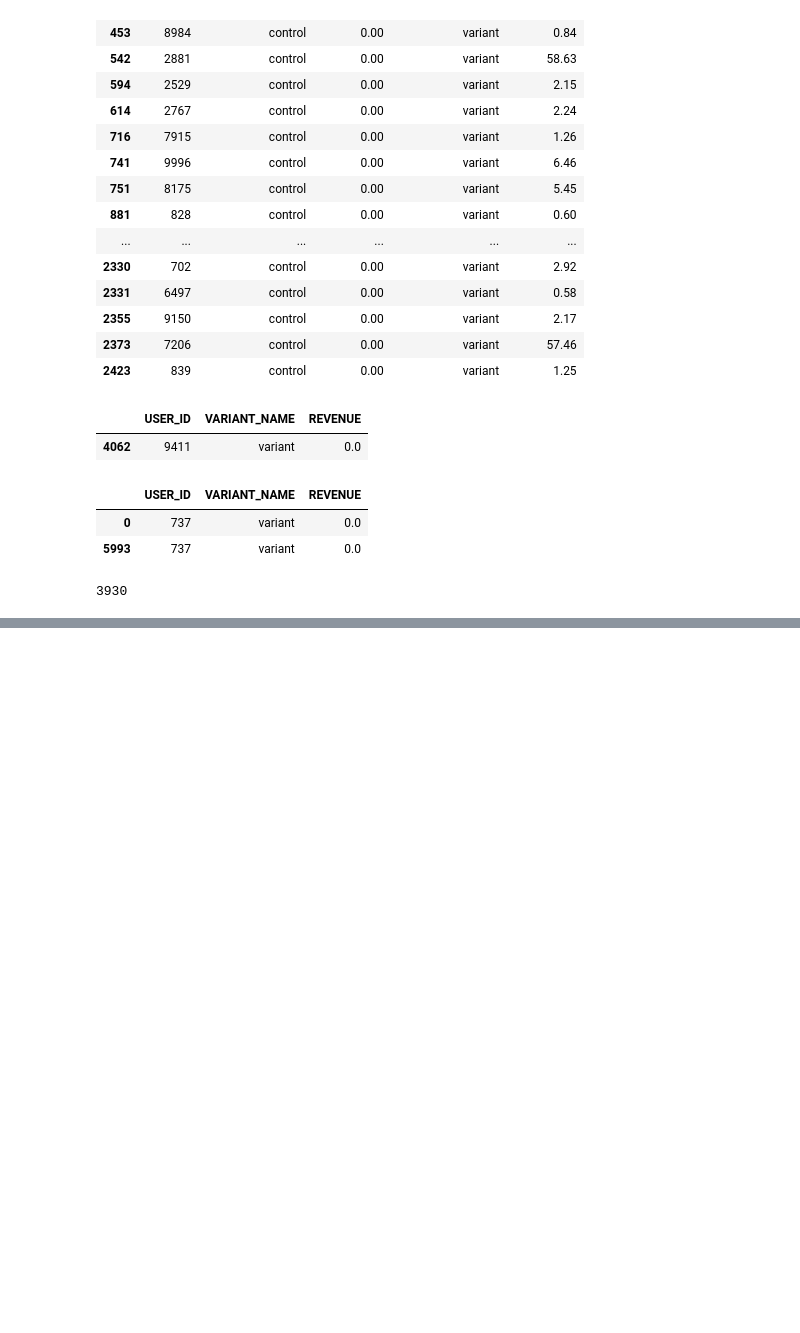
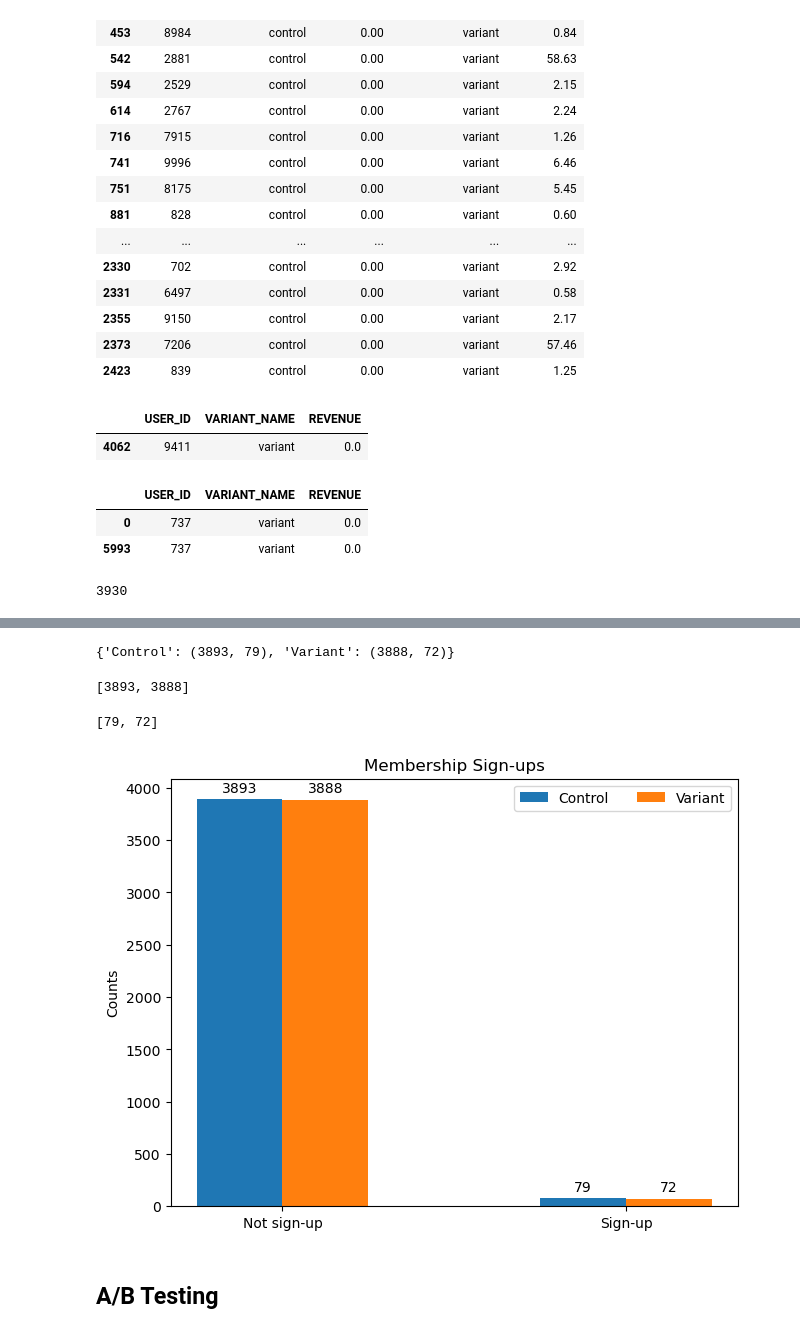
Before and after one commit to kpnguyen21/erdos-AB-testing, a Jupyter notebook: EDA.ipynb, the cells around one changed output, grey strips where cells are left out. Drawn from its saved outputs; the diff is of its cells as text; code cells hidden in the pictures; blank space fills up the shorter version.

```diff
--- a/EDA.ipynb
+++ b/EDA.ipynb
@@ -276,3 +233,5 @@ $$ n = \left(\frac{Z_{\alpha/2} \sqrt{2 p_1 (1 - p_1)} + Z_{\beta} \sqrt{p_1(1 -
 Conversions are any action taken online that aligns with a business’s goals. This could be filling out a form, making a purchase, completing a survey, and so on.
 
 Conversion rate refers to the number of conversions that occur in a given timeframe, and is usually expressed as a percentage. For example, if 100 visitors visit a website and 10 of them make a purchase, the conversion rate is 10%. The conversion rate metric helps businesses understand how effectively their website transforms visitors into customers.
+# %%
+df_control_unique = df_control.drop_duplicates().copy()
@@ -299 +262,3 @@ df_control[df_control.REVENUE > 0]
+# %%
+df_variant_unique = df_variant.drop_duplicates().copy()
 # %%
@@ -426,0 +414,43 @@ len(df_control.USER_ID.unique())
+# %%
+attribute = ['Control', 'Variant']
+
+conversion = {'Control': (len(df_control_unique[df_control_unique.REVENUE == 0]),
+                         len(df_control_unique[df_control_unique.REVENUE > 0])),
+            'Variant': (len(df_variant_unique[df_variant_unique.REVENUE == 0]),
+                       len(df_variant_unique[df_variant_unique.REVENUE > 0]))}
+conversion
+# %% [output]
+{'Control': (3893, 79), 'Variant': (3888, 72)}
+# %%
+conversion_0
+# %% [output]
+[3893, 3888]
+# %%
+conversion_1
+# %% [output]
+[79, 72]
+# %%
+x = np.arange(2)  # the label locations
+width = 0.25  # the width of the bars
+multiplier = 0
+
+fig, ax = plt.subplots(layout='constrained')
+
+for attribute, measurement in conversion.items():
+    offset = width * multiplier
+    rects = ax.bar(x + offset, measurement, width, label=attribute)
+    ax.bar_label(rects, padding=3)
+    multiplier += 1
+
+# Add some text for labels, title and custom x-axis tick labels, etc.
+ax.set_ylabel('Counts')
+ax.set_title('Membership Sign-ups')
+ax.set_xticks(x + width/2, ['Not sign-up', 'Sign-up'])
+ax.legend(loc='upper right', ncols=3)
+#ax.set_ylim(0, 250)
+
+plt.show()
+# %% [output]
+[figure, added]
+# %% [markdown]
+## A/B Testing
```
Also changed, not shown: parts of 25 cells of this notebook.
